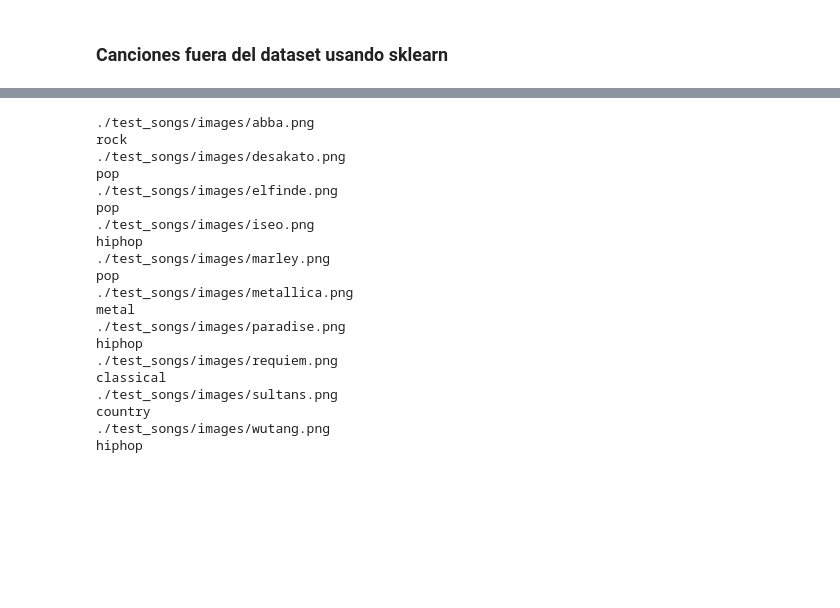
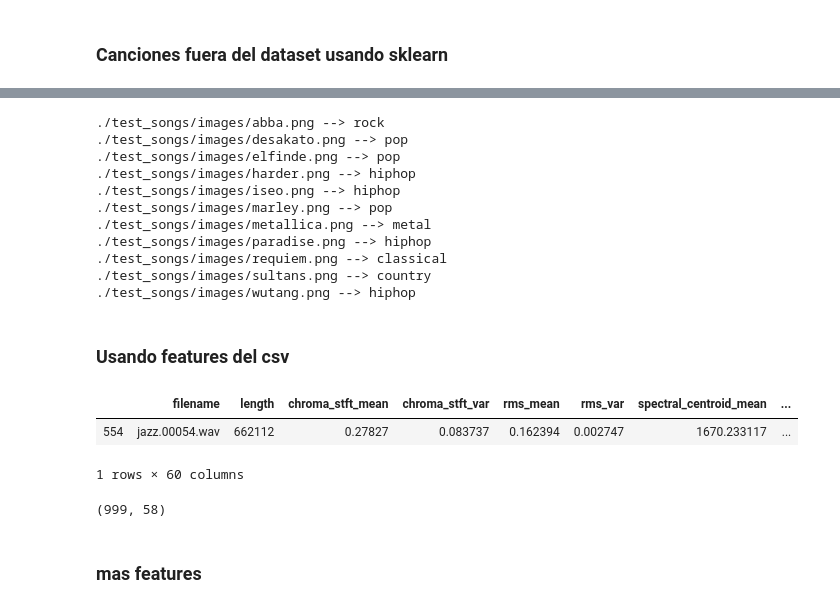
Before and after one commit to GuillermoOvejeroSanchez/Music_Genre_Classifier, a Jupyter notebook: RegresionLogistica.ipynb, the cells around one changed output, grey strips where cells are left out. Drawn from its saved outputs; the diff is of its cells as text; code cells hidden in the pictures; blank space fills up the shorter version.

```diff
--- a/RegresionLogistica.ipynb
+++ b/RegresionLogistica.ipynb
@@ -467,26 +394,26 @@ for song in songs:
     mel = img.ravel()
     mel = np.hstack([1, mel])
     pred = logreg2.predict(mel.reshape(1, -1))
-    print(song)
-    print(genres_pred[int(pred)])
+    print(song, "-->" ,genres_pred[int(pred)])
 # %% [output]
-./test_songs/images/abba.png
-rock
-./test_songs/images/desakato.png
-pop
-./test_songs/images/elfinde.png
-pop
-./test_songs/images/iseo.png
-hiphop
-./test_songs/images/marley.png
-pop
-./test_songs/images/metallica.png
-metal
-./test_songs/images/paradise.png
-hiphop
-./test_songs/images/requiem.png
-classical
-./test_songs/images/sultans.png
-country
-./test_songs/images/wutang.png
-hiphop
+./test_songs/images/abba.png --> rock
+./test_songs/images/desakato.png --> pop
+./test_songs/images/elfinde.png --> pop
+./test_songs/images/harder.png --> hiphop
+./test_songs/images/iseo.png --> hiphop
+./test_songs/images/marley.png --> pop
+./test_songs/images/metallica.png --> metal
+./test_songs/images/paradise.png --> hiphop
+./test_songs/images/requiem.png --> classical
+./test_songs/images/sultans.png --> country
+./test_songs/images/wutang.png --> hiphop
+# %% [markdown]
+### Usando features del csv
+# %%
+df = pd.read_csv('./data/features_30_sec.csv')
+# %%
+df.loc[df['filename'] == 'jazz.00054.wav'] #Corrupted
+# %% [output]
+|  | filename | length | chroma_stft_mean | chroma_stft_var | rms_mean | rms_var | spectral_centroid_mean | ... |
+| 554 | jazz.00054.wav | 662112 | 0.27827 | 0.083737 | 0.162394 | 0.002747 | 1670.233117 | ... |
+1 rows × 60 columns
@@ -492,0 +424,4 @@ hiphop
+# %%
+print(features30sec.shape) #Solo 58 features por cancion -> pocas
+# %% [output]
+(999, 58)
@@ -492,0 +431,2 @@ hiphop
+# %% [markdown]
+### mas features
```
Also changed, not shown: parts of 42 cells of this notebook.
